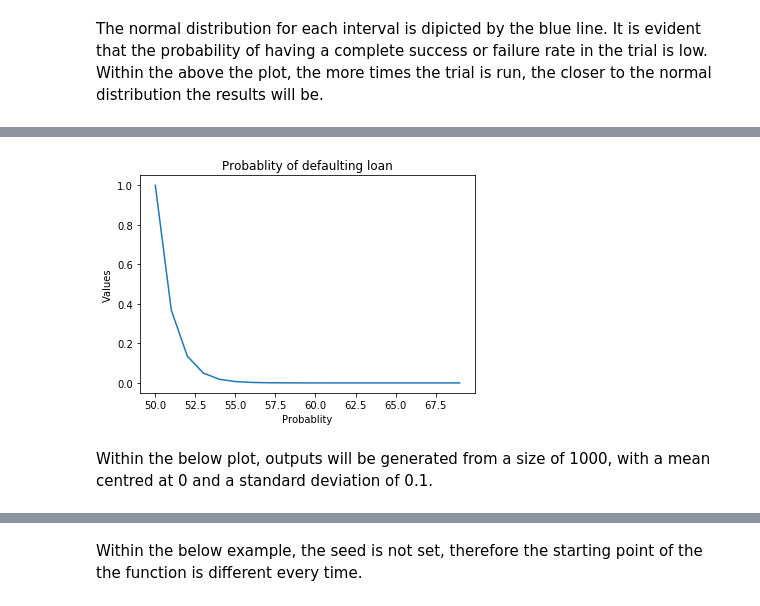
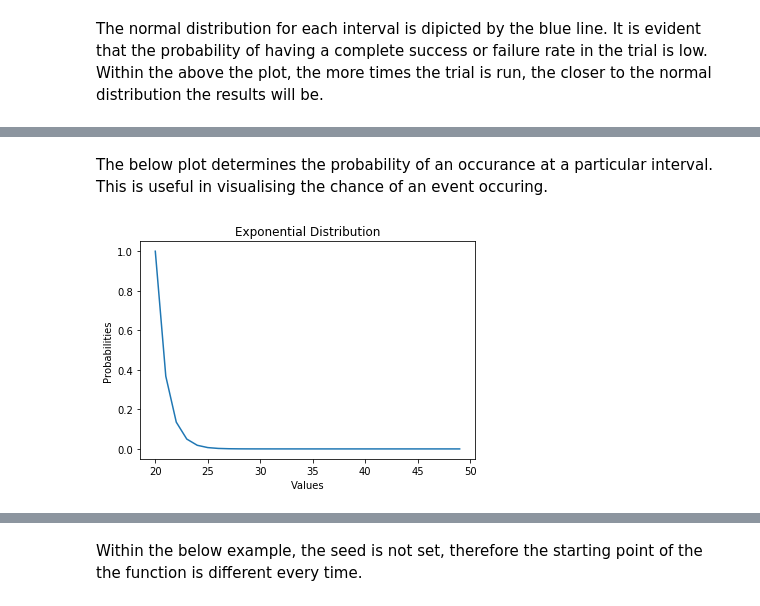
Before and after one commit to martinaobrien/numpy-random, a Jupyter notebook: numpy-random.ipynb, the cells around one changed output, grey strips where cells are left out. Saved outputs shown, nothing was run; the diff lists cells and outputs as text; code cells hidden in the pictures.

```diff
--- a/numpy-random.ipynb
+++ b/numpy-random.ipynb
@@ -489,20 +511,20 @@ The variance of the distribution is 1753.5739628922536
+# %% [markdown]
+The below plot determines the probability of an occurance at a particular interval. This is useful in visualising the chance of an event occuring.
 # %%
 from scipy.stats import expon
 from matplotlib import pyplot #importing pyplot from matplotlib
 import seaborn as sns
 # define distribution parameter
-beta = 50 # this is the scale of the distribution
+beta = 20 # this is the scale of the distribution
 # create distribution
 dist = expon(beta)
 # plot pdf
-values = [value for value in range(50, 70)]
+values = [value for value in range(20, 50)]
 probabilities = [dist.pdf(value) for value in values]
-pyplot.title('Probablity of defaulting loan') # Title for the graph
-pyplot.xlabel('Probablity') # X-Axis labelling
-pyplot.ylabel('Values') # Y-Axis labelling
+pyplot.title('Exponential Distribution') # Title for the graph
+pyplot.xlabel('Values') # X-Axis labelling
+pyplot.ylabel('Probabilities') # Y-Axis labelling
 pyplot.plot(values, probabilities)
 pyplot.show()
 # %% [output]
-[figure, old version]
+[figure, new version]
-# %% [markdown]
-Within the below plot, outputs will be generated from a size of 1000, with a mean centred at 0 and a standard deviation of 0.1.
```
Also changed, not shown: parts of 39 cells of this notebook, 2 other files.
